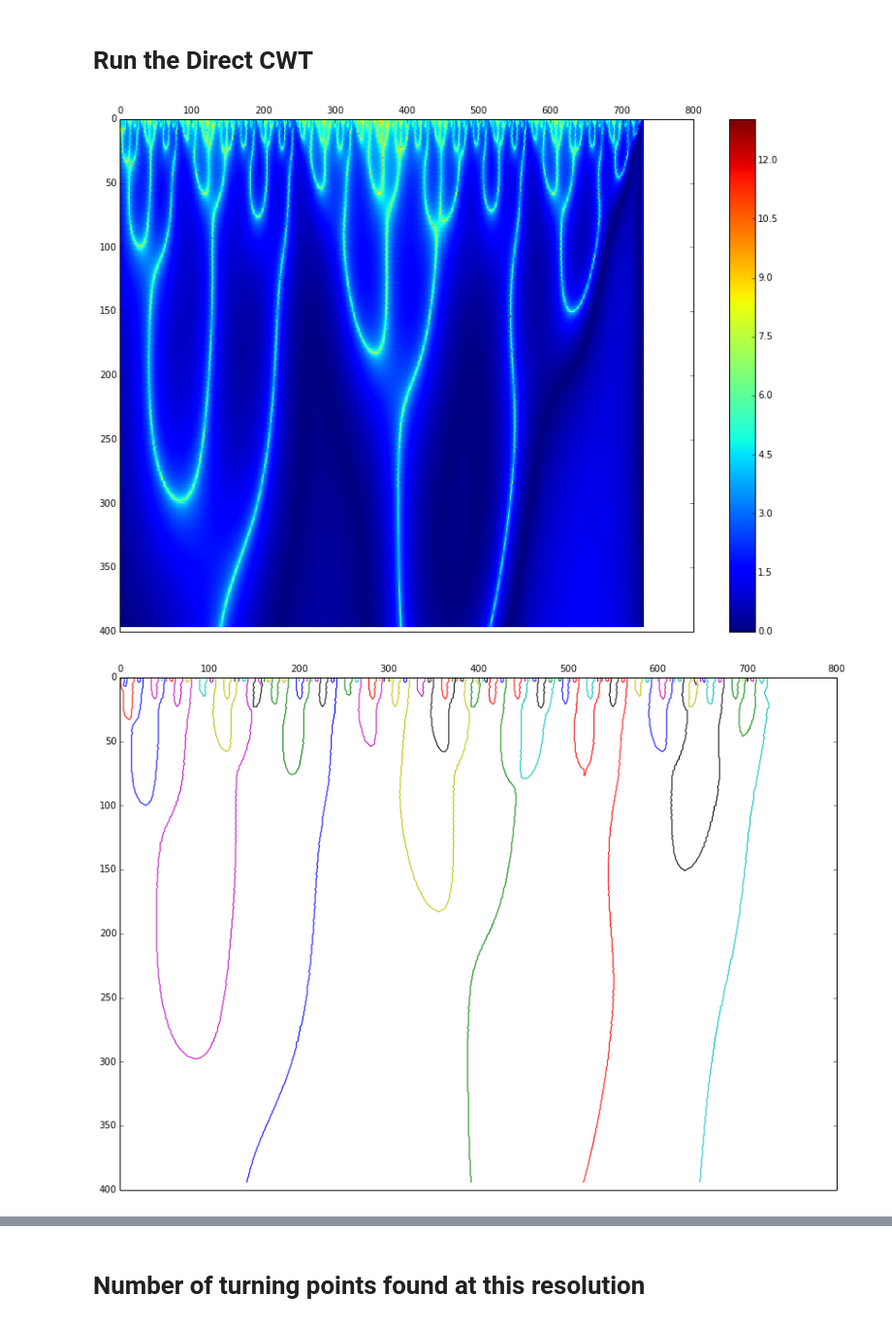
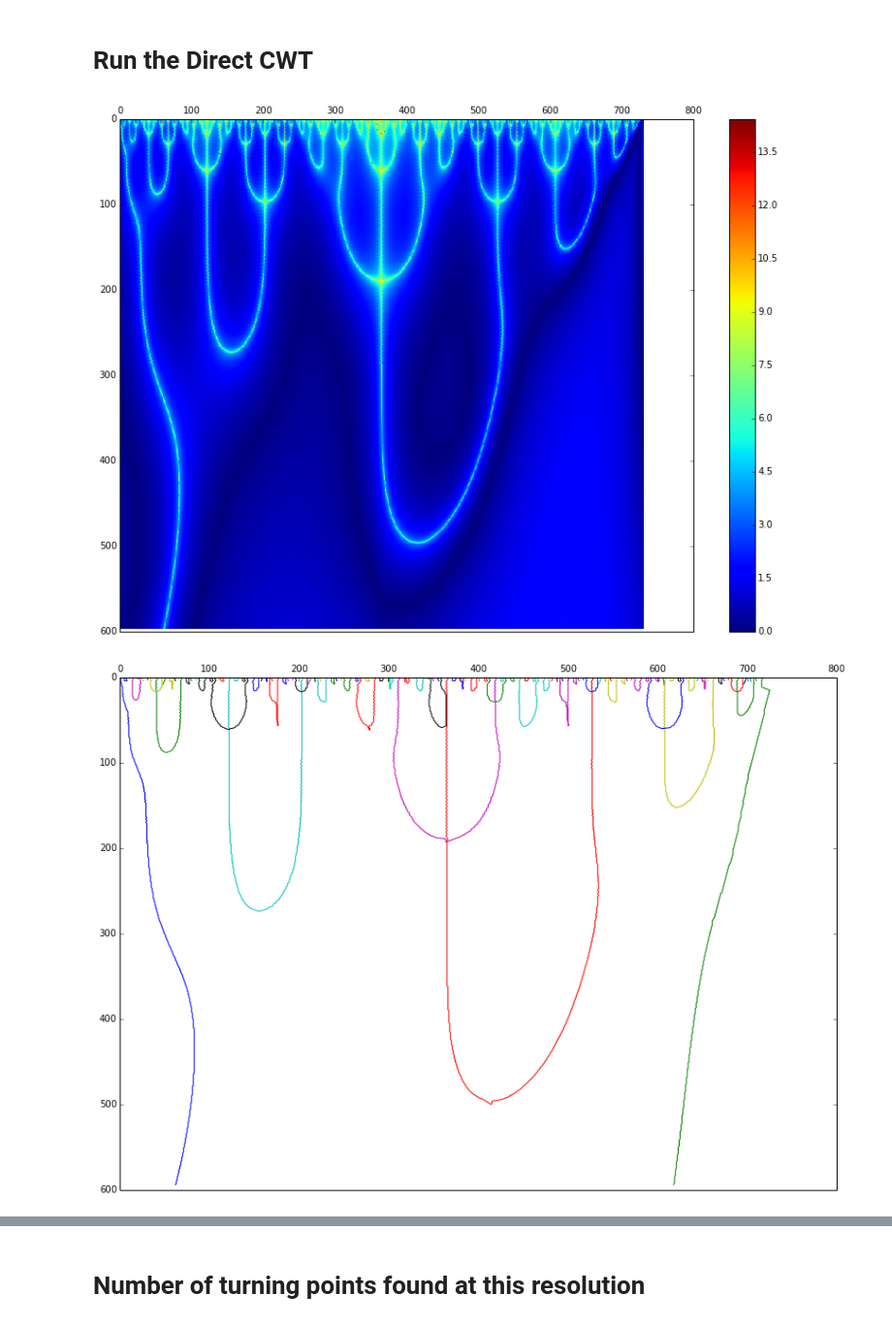
Before and after one commit to buckie/wtmm-python, a Jupyter notebook: notebooks/version 0.2 demo.ipynb, the cells around one changed output, grey strips where cells are left out. Shown at 97% size. Saved outputs shown, nothing was run; the diff lists cells and outputs as text; code cells hidden in the pictures.

```diff
--- a/notebooks/version 0.2 demo.ipynb
+++ b/notebooks/version 0.2 demo.ipynb
@@ -10,7 +12,7 @@ from IPython.html.widgets import *
 # %% [markdown]
 # Let's generate some test data!
 # %%
-cartoon_t, cartoon_s = financial_cartoon(Iterations=5, Multifractal=True, plot=True)
+cartoon_t, cartoon_s = financial_cartoon(Iterations=5, Multifractal=False, plot=True)
 print "cartoon's signal is {} in length".format(len(cartoon_s))
 # %% [output]
 cartoon's signal is 730 in length
@@ -31,7 +33,7 @@ interact(financial_cartoon,
 # Run the Direct CWT
 # %%
 %%time
-bifucations = wtmm(cartoon_s, width_step=0.25, max_scale=100)
+bifucations = wtmm(cartoon_s, width_step=0.25, max_scale=150, plot=True)
 # %% [output]
-[figure, old version]
+[figure, new version]
-[figure, old version]
+[figure, new version]
```
Also changed, not shown: parts of 18 cells of this notebook, 2 other files.
